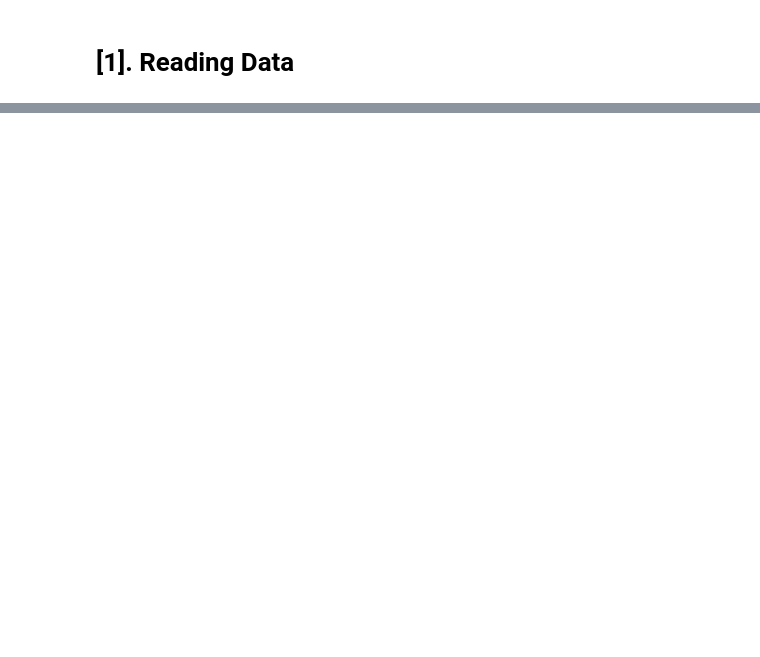
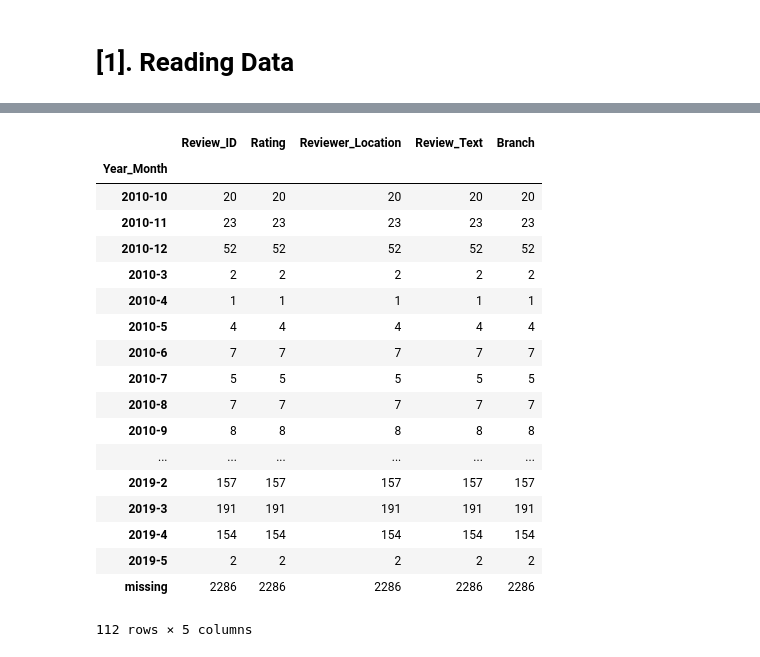
Before and after one commit to Surendra-Kotte/MachineLearning, a Jupyter notebook: DisneyReviews.ipynb, the cells around one changed output, grey strips where cells are left out. Cells and saved outputs as stored; diff of their text form; code cells hidden in the pictures; blank space fills up the shorter version.

```diff
--- a/DisneyReviews.ipynb
+++ b/DisneyReviews.ipynb
@@ -142,0 +142,22 @@ df
+# %%
+df.groupby(['Year_Month']).count()
+# %% [output]
+|  | Review_ID | Rating | Reviewer_Location | Review_Text | Branch |
+| Year_Month |  |  |  |  |  |
+| 2010-10 | 20 | 20 | 20 | 20 | 20 |
+| 2010-11 | 23 | 23 | 23 | 23 | 23 |
+| 2010-12 | 52 | 52 | 52 | 52 | 52 |
+| 2010-3 | 2 | 2 | 2 | 2 | 2 |
+| 2010-4 | 1 | 1 | 1 | 1 | 1 |
+| 2010-5 | 4 | 4 | 4 | 4 | 4 |
+| 2010-6 | 7 | 7 | 7 | 7 | 7 |
+| 2010-7 | 5 | 5 | 5 | 5 | 5 |
+| 2010-8 | 7 | 7 | 7 | 7 | 7 |
+| 2010-9 | 8 | 8 | 8 | 8 | 8 |
+| ... | ... | ... | ... | ... | ... |
+| 2019-2 | 157 | 157 | 157 | 157 | 157 |
+| 2019-3 | 191 | 191 | 191 | 191 | 191 |
+| 2019-4 | 154 | 154 | 154 | 154 | 154 |
+| 2019-5 | 2 | 2 | 2 | 2 | 2 |
+| missing | 2286 | 2286 | 2286 | 2286 | 2286 |
+112 rows × 5 columns
```
Also changed, not shown: parts of 8 cells of this notebook.
